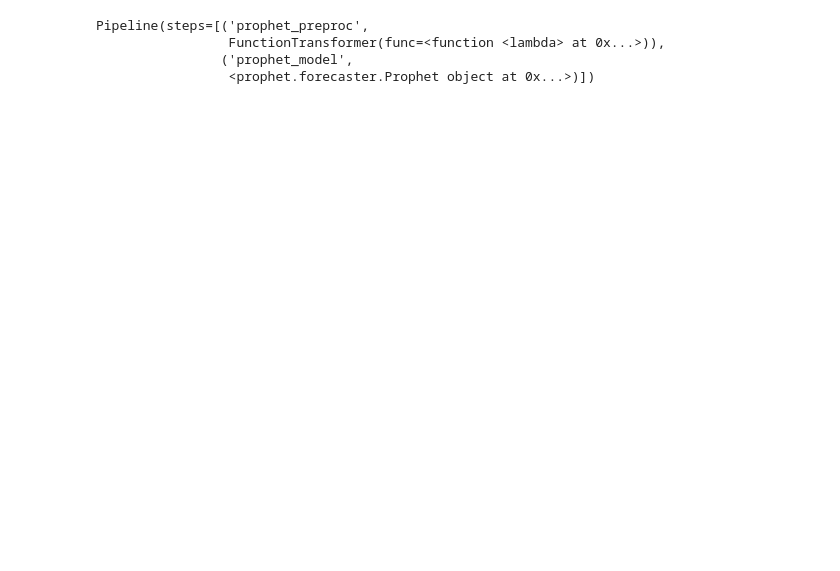
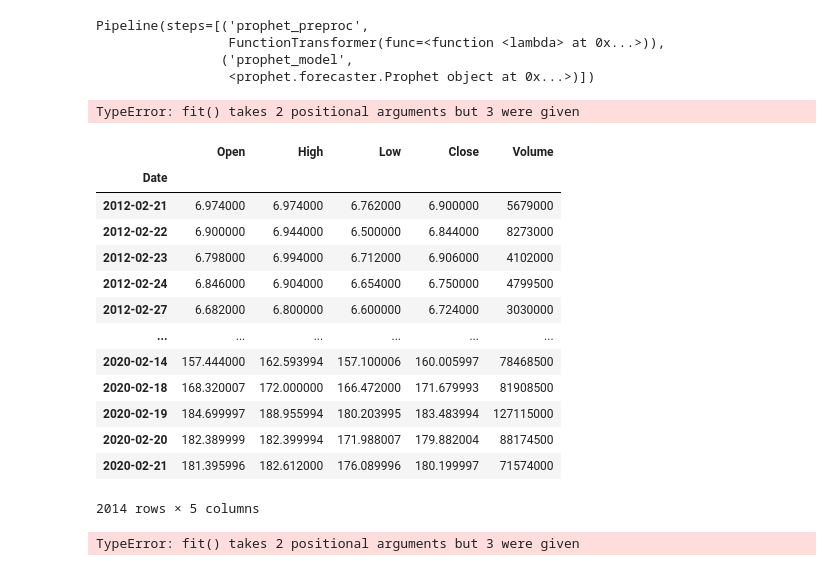
Before and after one commit to brahim-el-merbouh/springstone, a Jupyter notebook: notebooks/brahim_trainer.ipynb, the cells around one changed output. Cells and saved outputs as stored; diff of their text form; code cells hidden in the pictures; blank space fills up the shorter version.

```diff
--- a/notebooks/brahim_trainer.ipynb
+++ b/notebooks/brahim_trainer.ipynb
@@ -300,2 +314,4 @@ forecast[['ds', 'yhat', 'yhat_lower', 'yhat_upper']].tail()
+# %%
+data_train, data_test = create_train_test(df)
 # %%
 from springstone.utils import prophet_preprocessing, prophet_non_business_days
@@ -313,3 +332,38 @@ Pipeline(steps=[('prophet_preproc',
                  FunctionTransformer(func=<function <lambda> at 0x...>)),
                 ('prophet_model',
                  <prophet.forecaster.Prophet object at 0x...>)])
+# %%
+#prophet_preprocessing(data_train,'Close')
+test = pipe_ph.fit(data_train)
+test
+# %% [output]
+TypeError: fit() takes 2 positional arguments but 3 were given
+# %%
+data_train
+# %% [output]
+|  | Open | High | Low | Close | Volume |
+| Date |  |  |  |  |  |
+| 2012-02-21 | 6.974000 | 6.974000 | 6.762000 | 6.900000 | 5679000 |
+| 2012-02-22 | 6.900000 | 6.944000 | 6.500000 | 6.844000 | 8273000 |
+| 2012-02-23 | 6.798000 | 6.994000 | 6.712000 | 6.906000 | 4102000 |
+| 2012-02-24 | 6.846000 | 6.904000 | 6.654000 | 6.750000 | 4799500 |
+| 2012-02-27 | 6.682000 | 6.800000 | 6.600000 | 6.724000 | 3030000 |
+| ... | ... | ... | ... | ... | ... |
+| 2020-02-14 | 157.444000 | 162.593994 | 157.100006 | 160.005997 | 78468500 |
+| 2020-02-18 | 168.320007 | 172.000000 | 166.472000 | 171.679993 | 81908500 |
+| 2020-02-19 | 184.699997 | 188.955994 | 180.203995 | 183.483994 | 127115000 |
+| 2020-02-20 | 182.389999 | 182.399994 | 171.988007 | 179.882004 | 88174500 |
+| 2020-02-21 | 181.395996 | 182.612000 | 176.089996 | 180.199997 | 71574000 |
+2014 rows × 5 columns
+# %%
+pipe_ph.fit(data_train)
+
+n_days_prediction=90
+future = pipe_ph.make_future_dataframe(periods=n_days_prediction)
+future
+# forecast = pipe_ph.predict(future)
+# forecast = forecast[- n_days_prediction:][['ds', 'yhat', 'yhat_lower', 'yhat_upper', 'non business day']]
+# mae_prophet = mean_absolute_error(data_test[:n_days_prediction]['y'], forecast['yhat'])
+# mae_prophet
+# %% [output]
+TypeError: fit() takes 2 positional arguments but 3 were given
```
Also changed, not shown: parts of 5 cells of this notebook, 1 other file.
